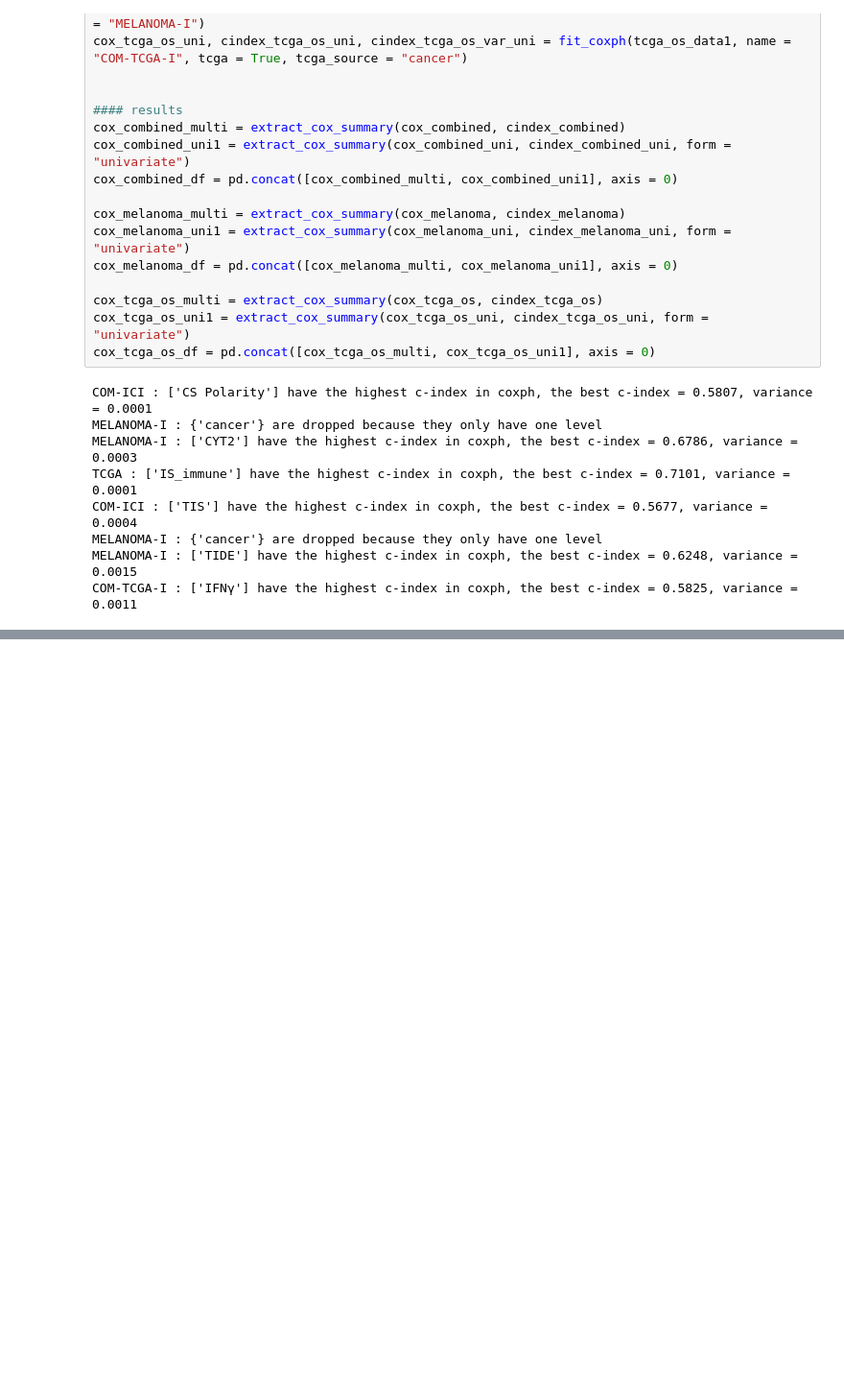
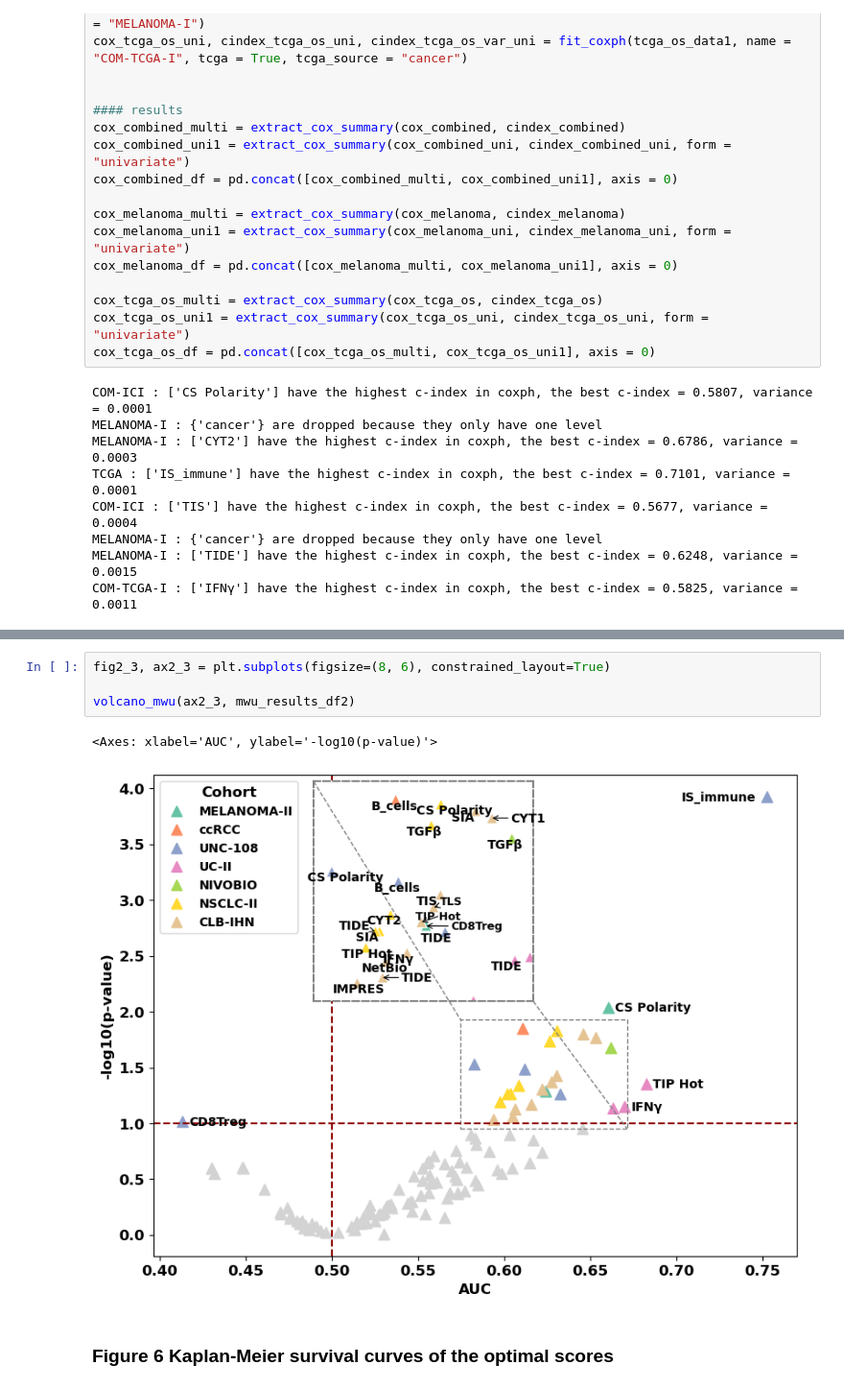
Before and after one commit to qiluzhou/TMEscore_review, a Jupyter notebook: codes.ipynb, the cells around one changed output, grey strips where cells are left out. Shown at 96% size. Drawn from its saved outputs; the diff is of its cells as text; blank space fills up the shorter version.

```diff
--- a/codes.ipynb
+++ b/codes.ipynb
@@ -1308,0 +1381,9 @@ batch_plot(ax1_2[1], tcga_os_combat, tcga_os_clin['batch'], name = "TCGA After",
+# %%
+fig2_3, ax2_3 = plt.subplots(figsize=(8, 6), constrained_layout=True)
+
+volcano_mwu(ax2_3, mwu_results_df2)
+# %% [output]
+<Axes: xlabel='AUC', ylabel='-log10(p-value)'>
+[figure, added]
+# %% [markdown]
+### Figure 6 Kaplan-Meier survival curves of the optimal scores
```
Also changed, not shown: parts of 94 cells of this notebook.
